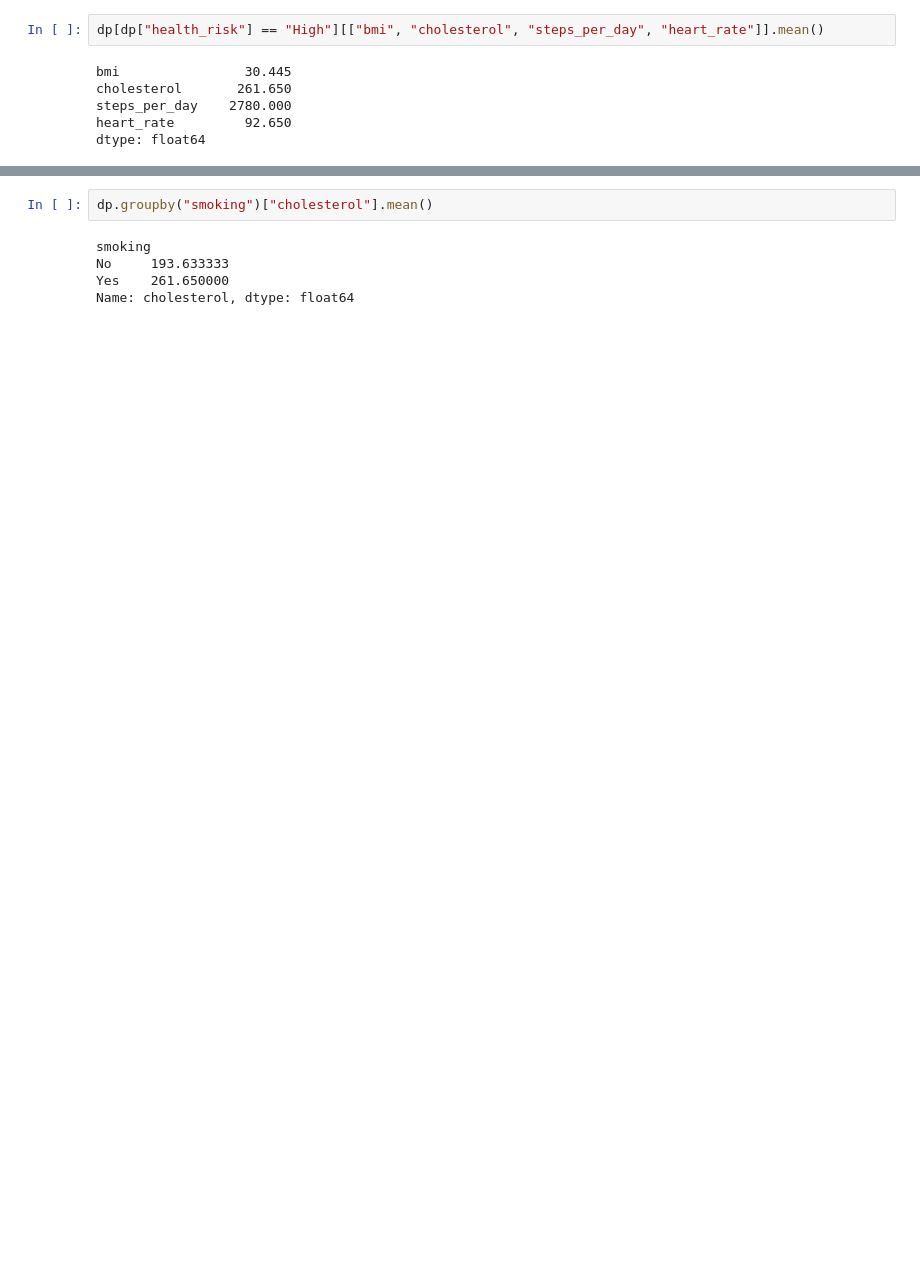
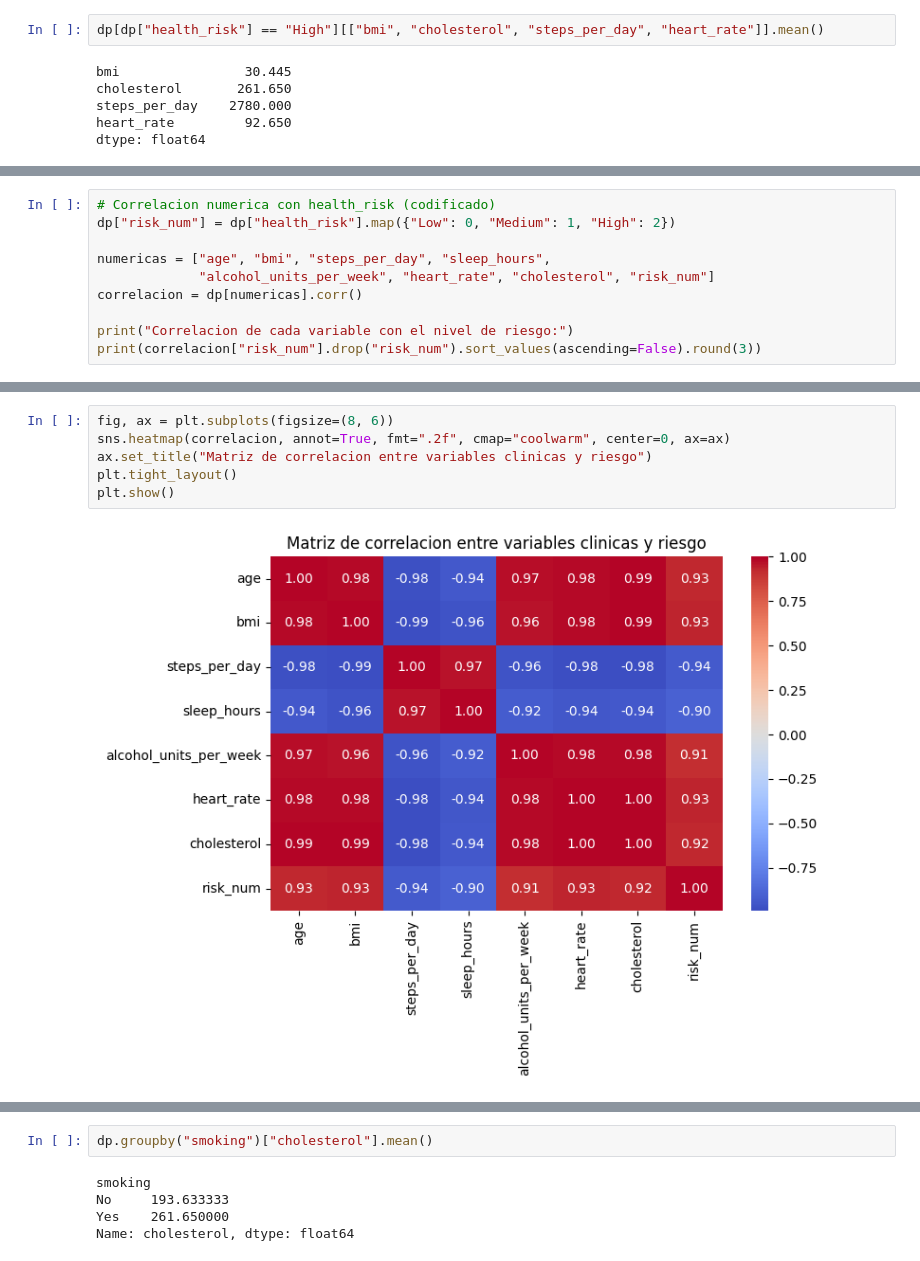
Before and after one commit to BORJAMOME/Data-Analytics-Portfolio, a Jupyter notebook: 02-Python/01-analisis-exploratorio/03-riesgo-salud-pacientes/notebook.ipynb, the cells around one changed output, grey strips where cells are left out. Cells and saved outputs as stored; diff of their text form; blank space fills up the shorter version.

```diff
--- a/02-Python/01-analisis-exploratorio/03-riesgo-salud-pacientes/notebook.ipynb
+++ b/02-Python/01-analisis-exploratorio/03-riesgo-salud-pacientes/notebook.ipynb
@@ -83,0 +143,10 @@ actividad física implica menor riesgo?
+# %%
+# Correlacion numerica con health_risk (codificado)
+dp["risk_num"] = dp["health_risk"].map({"Low": 0, "Medium": 1, "High": 2})
+
+numericas = ["age", "bmi", "steps_per_day", "sleep_hours",
+             "alcohol_units_per_week", "heart_rate", "cholesterol", "risk_num"]
+correlacion = dp[numericas].corr()
+
+print("Correlacion de cada variable con el nivel de riesgo:")
+print(correlacion["risk_num"].drop("risk_num").sort_values(ascending=False).round(3))
@@ -83,0 +163,8 @@ actividad física implica menor riesgo?
+# %%
+fig, ax = plt.subplots(figsize=(8, 6))
+sns.heatmap(correlacion, annot=True, fmt=".2f", cmap="coolwarm", center=0, ax=ax)
+ax.set_title("Matriz de correlacion entre variables clinicas y riesgo")
+plt.tight_layout()
+plt.show()
+# %% [output]
+[figure, added]
```
Also changed, not shown: parts of 23 cells of this notebook, 3 other files.
